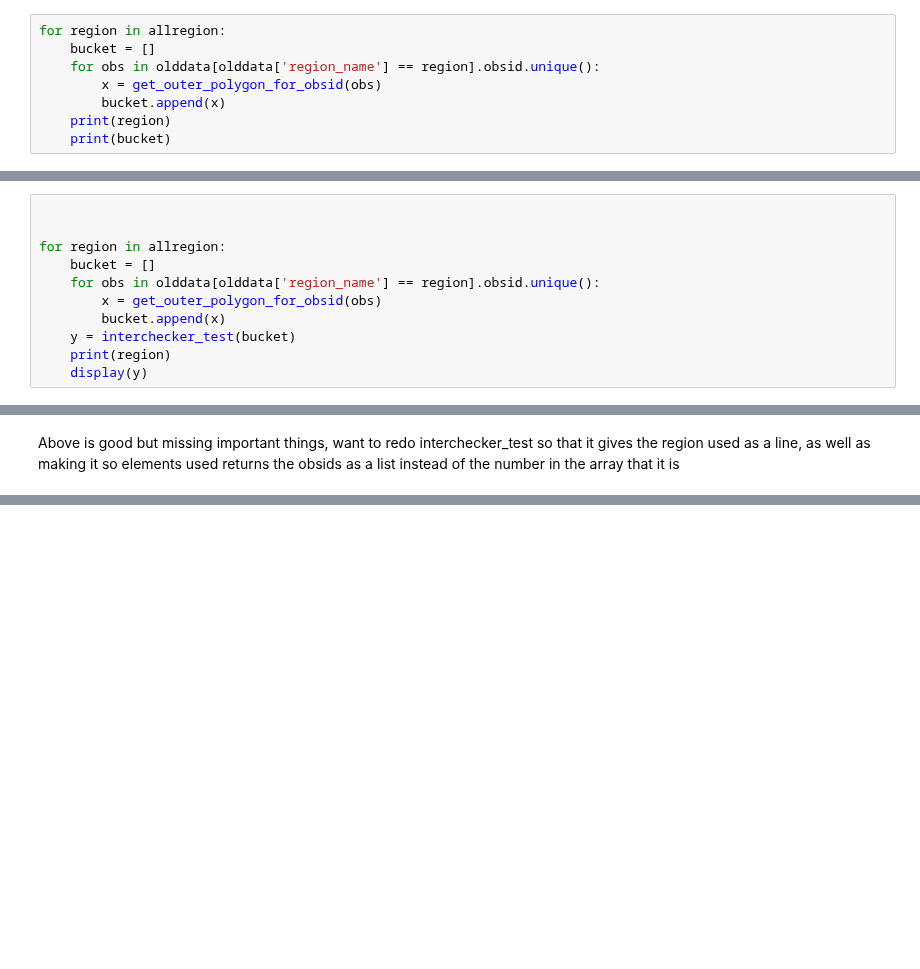
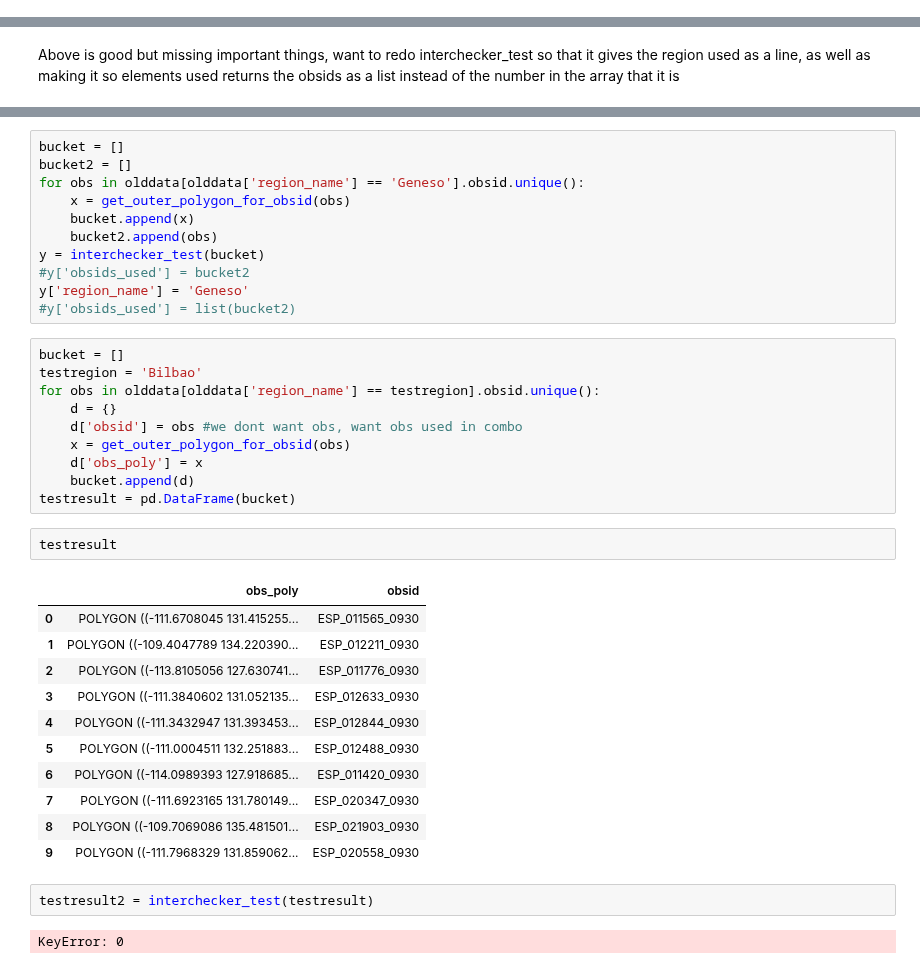
Before and after one commit to zalfalah/Honors, a Jupyter notebook: Testing Polygons.ipynb, the cells around one changed output, grey strips where cells are left out. Drawn from its saved outputs; the diff is of its cells as text; blank space fills up the shorter version.

```diff
--- a/Testing Polygons.ipynb
+++ b/Testing Polygons.ipynb
@@ -833,11 +779,3 @@ bucket.append(y)
 print(bucket)
 # %% [output]
 [<shapely.geometry.polygon.Polygon object at 0x...>, <shapely.geometry.polygon.Polygon object at 0x...>]
-# %%
-for region in allregion:
-    bucket = []
-    for obs in olddata[olddata['region_name'] == region].obsid.unique():
-        x = get_outer_polygon_for_obsid(obs)
-        bucket.append(x)
-    print(region)
-    print(bucket)
@@ -850,13 +782,2 @@ KeyboardInterrupt:
 # %%
 from IPython.display import display, HTML
-# %%
-
-
-for region in allregion:
-    bucket = []
-    for obs in olddata[olddata['region_name'] == region].obsid.unique():
-        x = get_outer_polygon_for_obsid(obs)
-        bucket.append(x)
-    y = interchecker_test(bucket)
-    print(region)
-    display(y)
@@ -929,0 +833,39 @@ Above is good but missing important things, want to redo interchecker_test so th
+# %%
+bucket = []
+bucket2 = []
+for obs in olddata[olddata['region_name'] == 'Geneso'].obsid.unique():
+    x = get_outer_polygon_for_obsid(obs)
+    bucket.append(x)
+    bucket2.append(obs)
+y = interchecker_test(bucket)
+#y['obsids_used'] = bucket2
+y['region_name'] = 'Geneso'
+#y['obsids_used'] = list(bucket2)
+# %%
+bucket = []
+testregion = 'Bilbao'
+for obs in olddata[olddata['region_name'] == testregion].obsid.unique():
+    d = {}
+    d['obsid'] = obs #we dont want obs, want obs used in combo
+    x = get_outer_polygon_for_obsid(obs)
+    d['obs_poly'] = x
+    bucket.append(d)
+testresult = pd.DataFrame(bucket)
+# %%
+testresult
+# %% [output]
+|  | obs_poly | obsid |
+| 0 | POLYGON ((-111.6708045 131.415255... | ESP_011565_0930 |
+| 1 | POLYGON ((-109.4047789 134.220390... | ESP_012211_0930 |
+| 2 | POLYGON ((-113.8105056 127.630741... | ESP_011776_0930 |
+| 3 | POLYGON ((-111.3840602 131.052135... | ESP_012633_0930 |
+| 4 | POLYGON ((-111.3432947 131.393453... | ESP_012844_0930 |
+| 5 | POLYGON ((-111.0004511 132.251883... | ESP_012488_0930 |
+| 6 | POLYGON ((-114.0989393 127.918685... | ESP_011420_0930 |
+| 7 | POLYGON ((-111.6923165 131.780149... | ESP_020347_0930 |
+| 8 | POLYGON ((-109.7069086 135.481501... | ESP_021903_0930 |
+| 9 | POLYGON ((-111.7968329 131.859062... | ESP_020558_0930 |
+# %%
+testresult2 = interchecker_test(testresult)
+# %% [output]
+KeyError: 0
```
Also changed, not shown: parts of 14 cells of this notebook.
